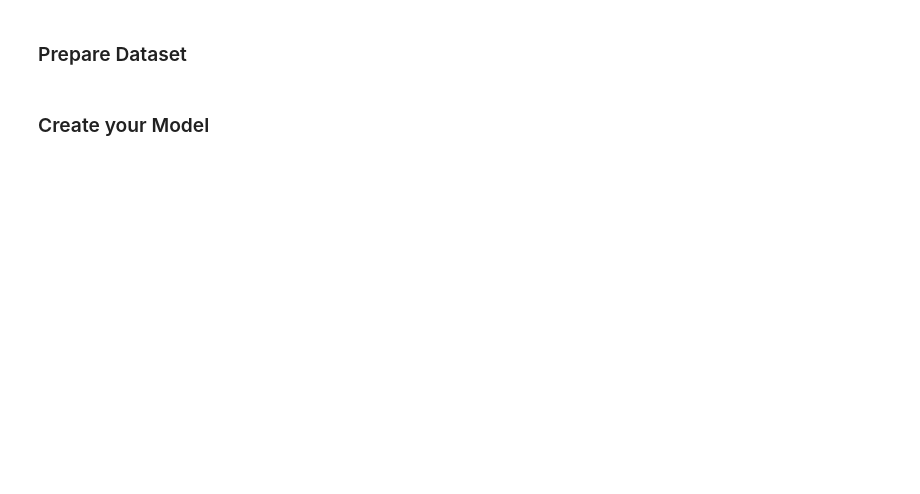
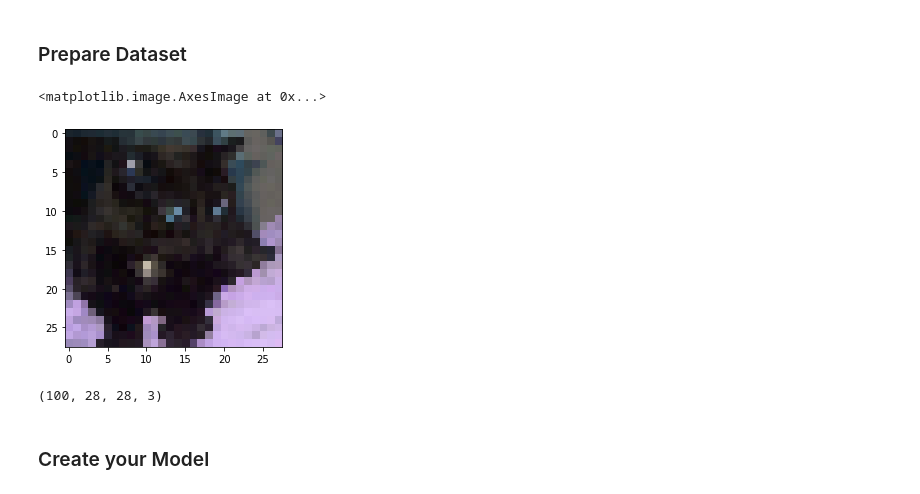
Before and after one commit to parsaeisa/Deep_learning_course, a Jupyter notebook: 3rd/DataAug.ipynb, the cells around one changed output. Drawn from its saved outputs; the diff is of its cells as text; code cells hidden in the pictures; blank space fills up the shorter version.

```diff
--- a/3rd/DataAug.ipynb
+++ b/3rd/DataAug.ipynb
@@ -21,6 +42,35 @@ import random
 ########################
 ## PUT YOUR CODE HERE ##
 ########################
+import os
+import cv2
+
+datadir = "data_aug"
+number_of_pics = len(os.listdir(datadir))
+
+def get_dataset():
+  dataset = np.zeros((100,28,28,3))
+  labels = []
+
+  i = 0
+
+  for img in os.listdir(datadir) :
+
+    c = img.split('.')[0]
+
+    if c == 'cat' :
+      labels.append(0)
+    if c == 'dog' :
+      labels.append(1)
+
+    im = cv2.imread(os.path.join(datadir , img))
+    im_resized = cv2.resize(im , (28,28))
+    dataset[i] = im_resized
+    i +=1
+
+  return dataset ,np.array(labels)
+# %%
+dataset, labels = get_dataset()
 # %% [markdown]
 ### Prepare Dataset
 # %%
@@ -39,3 +92,14 @@ import random
+# %%
+import matplotlib.pyplot as plt
+plt.imshow(dataset[2])
+# %% [output]
+<matplotlib.image.AxesImage at 0x...>
+[figure, added]
+# %%
+a = np.array(dataset)
+a.shape
+# %% [output]
+(100, 28, 28, 3)
 # %%
 # Flatten your dataset images
 
```
Also changed, not shown: parts of 22 cells of this notebook, 6 other files.
